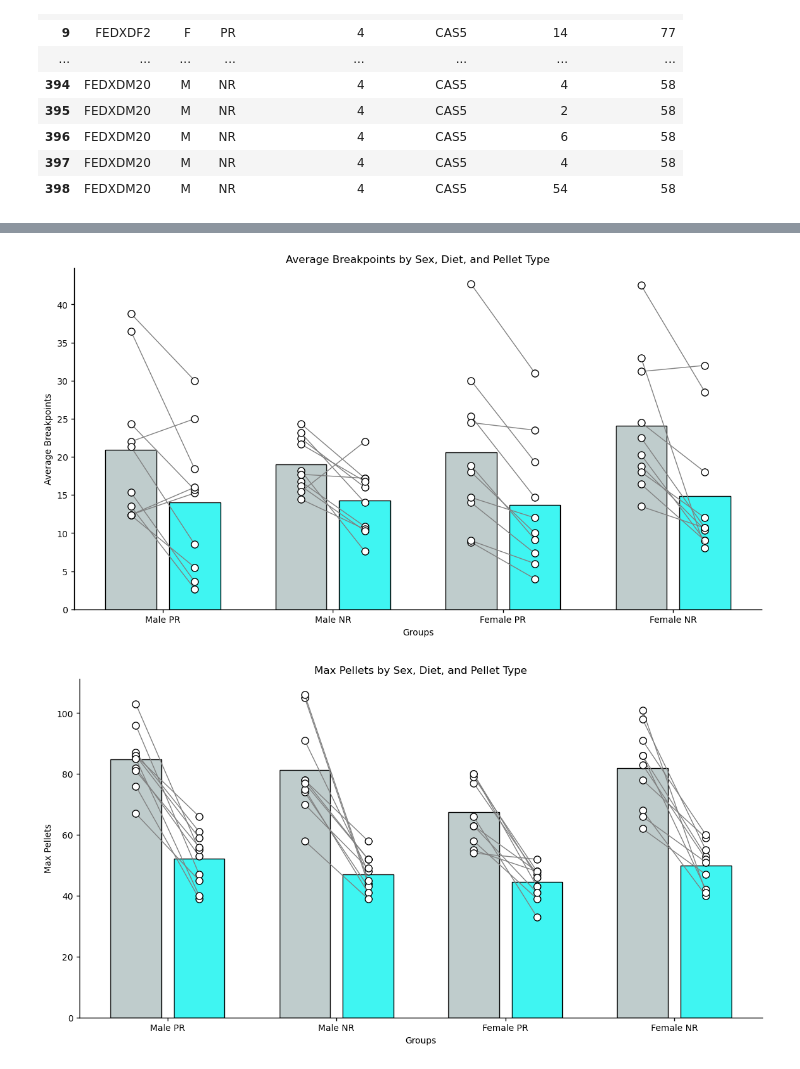
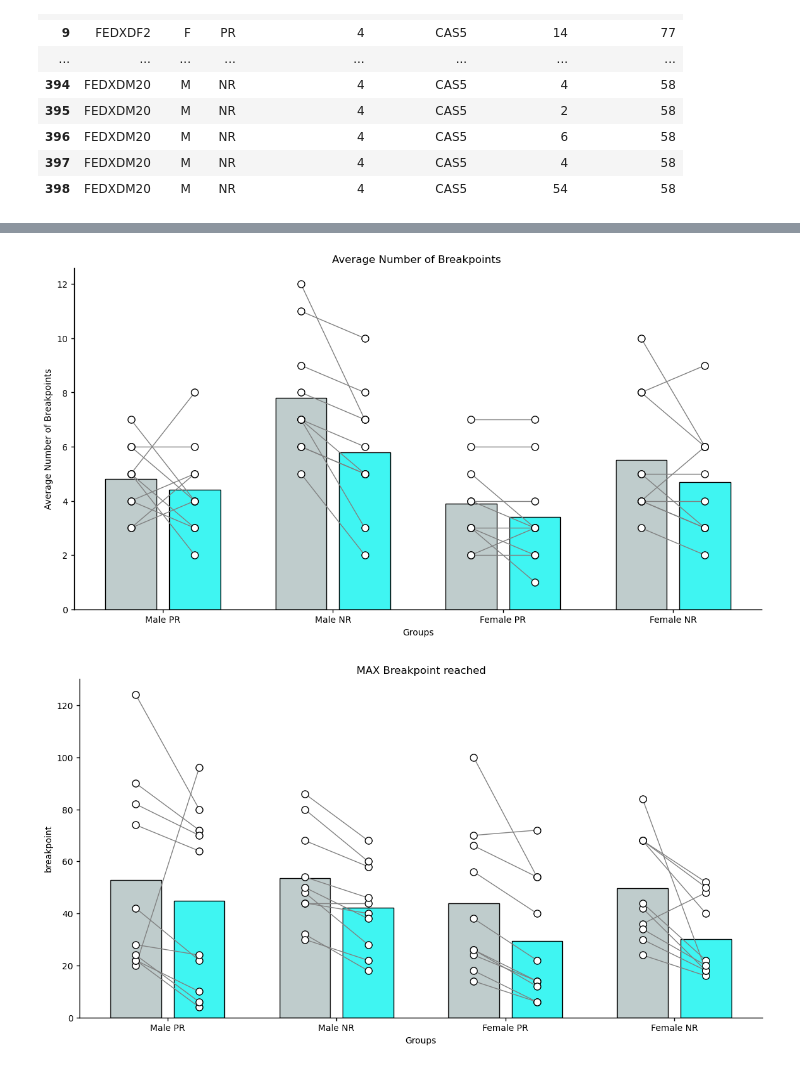
Before and after one commit to Htbibalan/FEDPROFERENCE, a Jupyter notebook: notebooks/FEDPROFERENCE_break_point.ipynb, the cells around one changed output, grey strips where cells are left out. Cells and saved outputs as stored; diff of their text form; code cells hidden in the pictures.

Commit message:
Update FEDPROFERENCE_break_point.ipynb
plotted break points

```diff
--- a/notebooks/FEDPROFERENCE_break_point.ipynb
+++ b/notebooks/FEDPROFERENCE_break_point.ipynb
@@ -540,12 +471,12 @@ import matplotlib.pyplot as plt
 import trompy as tp
 
 # Load the data
-file_path = '../results/Choice_Session_4_Avg_Breakpoints.csv'  # Update with the correct path if needed
+file_path = '../results/Choice_Session_4_max_num_breakpoints.csv'  # Update with the correct path if needed
 data = pd.read_csv(file_path)
 
 # Extract the required data for plotting
 def extract_data(sex, diet, pellet_type):
-    return data[(data['SEX'] == sex) & (data['DIET'] == diet) & (data['PELLET_TYPE'] == pellet_type)]['AVG_BREAKPOINTS'].tolist()
+    return data[(data['SEX'] == sex) & (data['DIET'] == diet) & (data['PELLET_TYPE'] == pellet_type)]['AVG_NUM_BREAKPOINTS'].tolist()
 
 # Group data appropriately
 pellet_count_group_data_male_pr = [extract_data('M', 'PR', 'CAS5'), extract_data('M', 'PR', 'SUC')]
@@ -570,40 +501,40 @@ _, _, barlist, _ = tp.barscatter([pellet_count_group_data_male_pr, pellet_count_
                                  barfacecolor=[high_protein_color, low_protein_color, high_protein_color, low_protein_color, high_protein_color, low_protein_color, high_protein_color, low_protein_color],
                                  positions=positions)
 
-ax.set_title('Average Breakpoints by Sex, Diet, and Pellet Type')
+ax.set_title('Average Number of Breakpoints ')
 ax.set_xlabel('Groups')
-ax.set_ylabel('Average Breakpoints')
+ax.set_ylabel('Average Number of Breakpoints')
 ax.set_xticks([1,2,3,4])
 ax.set_xticklabels(['Male PR', 'Male NR', 'Female PR', 'Female NR'])
 plt.show()
 
 # Extract the required data for max pellets
 def extract_max_data(sex, diet, pellet_type):
-    return data[(data['SEX'] == sex) & (data['DIET'] == diet) & (data['PELLET_TYPE'] == pellet_type)]['MAX_PELLETS'].tolist()
+    return data[(data['SEX'] == sex) & (data['DIET'] == diet) & (data['PELLET_TYPE'] == pellet_type)]['AVG_MAX_BREAKPOINT_RATIO'].tolist()
 
 # Group data appropriately
 pellet_count_group_data_male_pr_max = [extract_max_data('M', 'PR', 'CAS5'), extract_max_data('M', 'PR', 'SUC')]
 pellet_count_group_data_male_nr_max = [extract_max_data('M', 'NR', 'CAS5'), extract_max_data('M', 'NR', 'SUC')]
 pellet_count_group_data_female_pr_max = [extract_max_data('F', 'PR', 'CAS5'), extract_max_data('F', 'PR', 'SUC')]
 pellet_count_group_data_female_nr_max = [extract_max_data('F', 'NR', 'CAS5'), extract_max_data('F', 'NR', 'SUC')]
 
 # Plot the data for max pellets
 f, ax = plt.subplots(figsize=(14, 7))
 positions = [1, 1.5, 3, 3.5, 5, 5.5, 7, 7.5]
 
 _, _, barlist, _ = tp.barscatter([pellet_count_group_data_male_pr_max, pellet_count_group_data_male_nr_max, pellet_count_group_data_female_pr_max, pellet_count_group_data_female_nr_max],
                                  ax=ax, paired=True, linewidth=1, groupwidth=0.75,
                                  barfacecolor_option="individual",
                                  baredgecolor=["black"]*8,
                                  barfacecolor=[high_protein_color, low_protein_color, high_protein_color, low_protein_color, high_protein_color, low_protein_color, high_protein_color, low_protein_color],
                                  positions=positions)
 
-ax.set_title('Max Pellets by Sex, Diet, and Pellet Type')
+ax.set_title('MAX Breakpoint reached')
 ax.set_xlabel('Groups')
-ax.set_ylabel('Max Pellets')
+ax.set_ylabel('breakpoint')
 ax.set_xticks([1,2,3,4])
 ax.set_xticklabels(['Male PR', 'Male NR', 'Female PR', 'Female NR'])
 plt.show()
 # %% [output]
-[figure, old version]
+[figure, new version]
-[figure, old version]
+[figure, new version]
```
Also changed, not shown: parts of 5 cells of this notebook.
